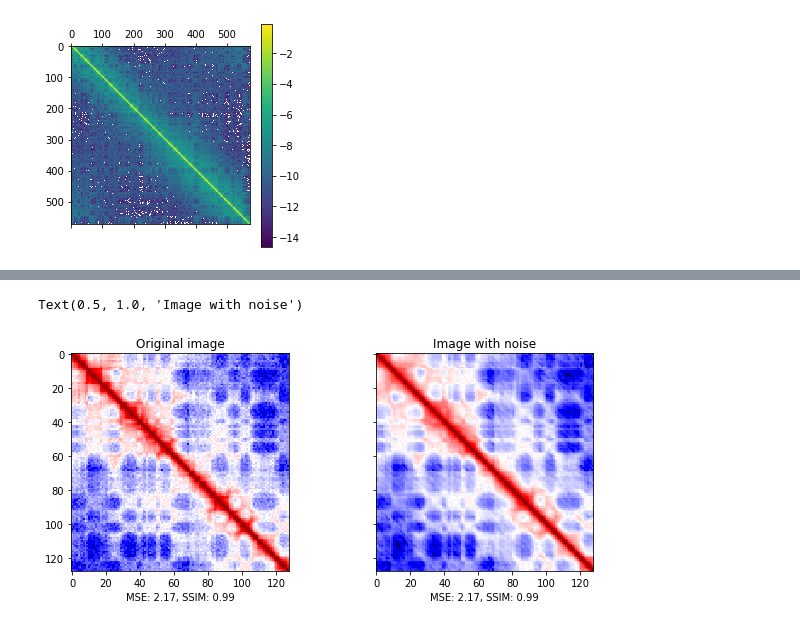
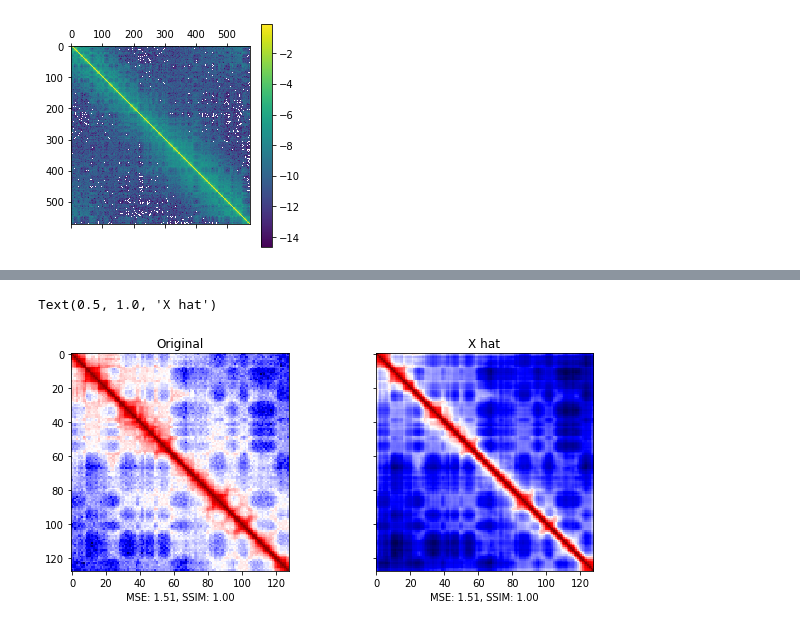
Before and after one commit to lhanappa/refine_resolution, a Jupyter notebook: test_iced_GCN.ipynb, the cells around one changed output, grey strips where cells are left out. Cells and saved outputs as stored; diff of their text form; code cells hidden in the pictures.

```diff
--- a/test_iced_GCN.ipynb
+++ b/test_iced_GCN.ipynb
@@ -54,11 +57,12 @@ print(IMG_HEIGHT, IMG_WIDTH)
 for i in range(len(Ml)-IMG_HEIGHT+1):
     hic_lr.append(Ml[i:i+IMG_HEIGHT, i:i+IMG_WIDTH])
 hic_lr = np.array(hic_lr)
+hic_lr = hic_lr[0:2,:,:]
 hic_lr_ds = tf.convert_to_tensor(hic_lr)
 fig = plt.figure(figsize=(6, 6))
-for i in range(16):
+'''for i in range(16):
     plt.subplot(4, 4, i+1)
     plt.imshow(np.log2(hic_lr[i*25,:,:]), cmap='YlOrRd')
-    plt.axis('off')
+    plt.axis('off')'''
 # %% [output]
 128 128
@@ -88,7 +93,7 @@ class GraphConvLayer(tf.keras.layers.Layer):
 
         return AXW
 # %%
-def make_discriminator_model():
+'''def make_discriminator_model():
     InA = tf.keras.layers.Input(shape=(128, 128), name='InA', dtype=tf.float64)
     InX = tf.keras.layers.Input(shape=(128, 255, 1), name='InX', dtype=tf.float64)
     Trans0 = tf.keras.layers.Conv2D(12, [1,1], use_bias=False, kernel_initializer=tf.keras.initializers.RandomUniform(minval=0, maxval=1.0), kernel_constraint=tf.keras.constraints.NonNeg(), name='Trans0')(InX)
@@ -99,6 +104,8 @@ def make_discriminator_model():
     Relu2 = tf.keras.layers.ReLU(name='relu2')(GCL2)
     Trans2 = tf.keras.layers.Conv2D(12, [1,1], use_bias=False, kernel_initializer=tf.keras.initializers.RandomUniform(minval=0, maxval=1.0), kernel_constraint=tf.keras.constraints.NonNeg(), name='Trans2')(Relu2)
     Flat = tf.keras.layers.Flatten()(Trans2)
-    Out = tf.keras.layers.Dense(1, activation='relu', use_bias=False)(Flat)
+    Normal_channel = tf.keras.layers.LayerNormalization(axis=-1 , center=True , scale=True, name='NormalC')(Flat)
+    BinaryProbability = tf.keras.layers.Dense(2, activation='relu', use_bias=False)(Normal_channel)
+    Out = tf.keras.layers.LayerNormalization(axis=-1 , center=True , scale=True, name='NormalOut')(BinaryProbability)
     model = tf.keras.models.Model(inputs=[InA, InX], outputs=[Out])
-    return model
+    return model'''
@@ -365,14 +371,14 @@ Time for epoch 800 is 6.699608087539673 sec.
 import iced
 import copy
 test_input = np.ones(shape=[1,128,128,1])
-test_input[0,:,:,0] = copy.copy(hic_lr[0,:,:])
+test_input[0,:,:,0] = copy.copy(hic_lr[1,:,:])
 predictions = tf.squeeze(Gen(test_input, training=False))
 hic_pred = predictions.numpy()
 #hic_pred = normalization.SCN_normalization(hic_pred)
-plt.figure(figsize=(8,24))
+plt.figure(figsize=(16,24))
 plt.subplot(1,4,1)
 T = np.squeeze(test_input[0,:,:])
-pct = np.percentile(T, 99.9)
+pct = np.percentile(T, 100)
 T[T>pct] = pct
 plt.imshow(np.log2(T), cmap='seismic')
 plt.colorbar()
@@ -381,7 +387,10 @@ plt.imshow(np.log2(hic_pred), cmap='seismic')
 plt.colorbar()
 plt.subplot(1,4,3)
 diff = (T - hic_pred)
-plt.imshow(np.log2(np.abs(diff)), cmap='seismic')
+Diffpercent = np.divide(diff, T, out=np.zeros_like(T), where=T!=0)
+plt.imshow(np.abs(Diffpercent*100), cmap='seismic')
+plt.clim(0,50)
+print(Diffpercent)
 plt.colorbar()
 plt.subplot(1,4,4)
 diff[diff>0] = 1
@@ -400,30 +422,36 @@ diff:  66.82987431838578
 # %%
 from skimage import data, img_as_float
 from skimage.metrics import structural_similarity as ssim
+from skimage.metrics import normalized_root_mse
 def mse(x, y):
-    return np.linalg.norm(x - y)
+    return np.linalg.norm(x - y) #The Frobenius norm
 
 T = np.squeeze(test_input[0,:,:])
 pct = np.percentile(T, 100)
 T[T>pct] = pct
-mse_noise = mse(T, hic_pred)
-ssim_noise = ssim(T, hic_pred, data_range=T.max() - T.min())
+
+P = copy.copy(hic_pred)
+pct = np.percentile(P, 100)
+P[P>pct] = pct
+
+mse_noise = mse(T, P)
+ssim_noise = ssim(T, P, data_range=T.max() - T.min())
 
 fig, axes = plt.subplots(nrows=1, ncols=2, figsize=(10, 4),
                          sharex=True, sharey=True)
 ax = axes.ravel()
 
 label = 'MSE: {:.2f}, SSIM: {:.2f}'
 
 ax[0].imshow(np.log2(T), cmap='seismic')
 ax[0].set_xlabel(label.format(mse_noise, ssim_noise))
-ax[0].set_title('Original image')
+ax[0].set_title('Original')
 
-ax[1].imshow(np.log2(hic_pred), cmap='seismic')
+ax[1].imshow(np.log2(P), cmap='seismic')
 ax[1].set_xlabel(label.format(mse_noise, ssim_noise))
-ax[1].set_title('Image with noise')
+ax[1].set_title('X hat')
 # %% [output]
-Text(0.5, 1.0, 'Image with noise')
+Text(0.5, 1.0, 'X hat')
-[figure, old version]
+[figure, new version]
 # %%
 Gen.save('./saved_model/gen_model')
```
Also changed, not shown: parts of 18 cells of this notebook, 9 other files.
